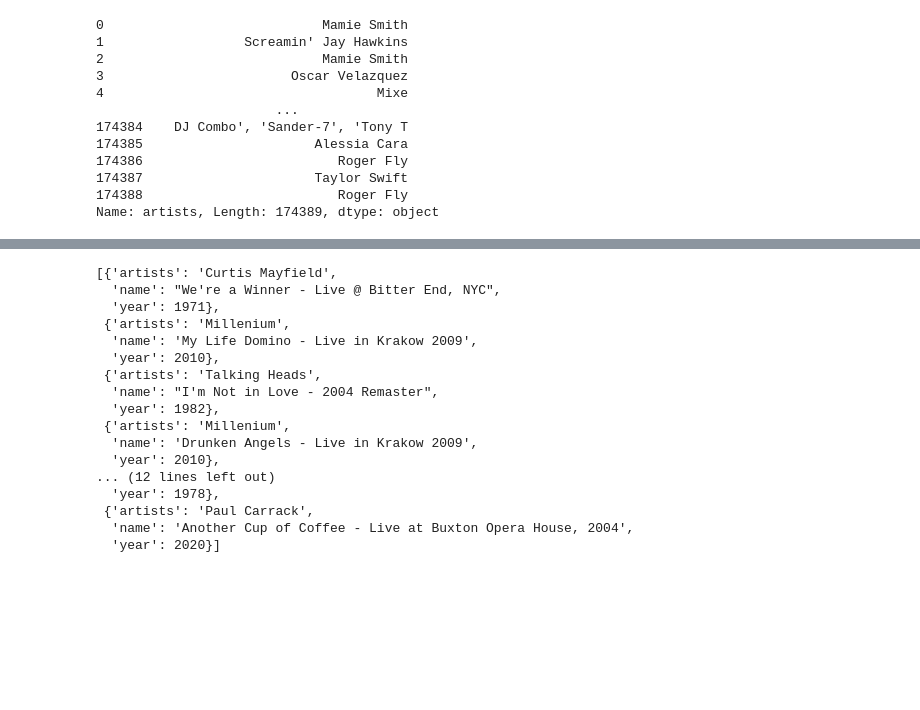
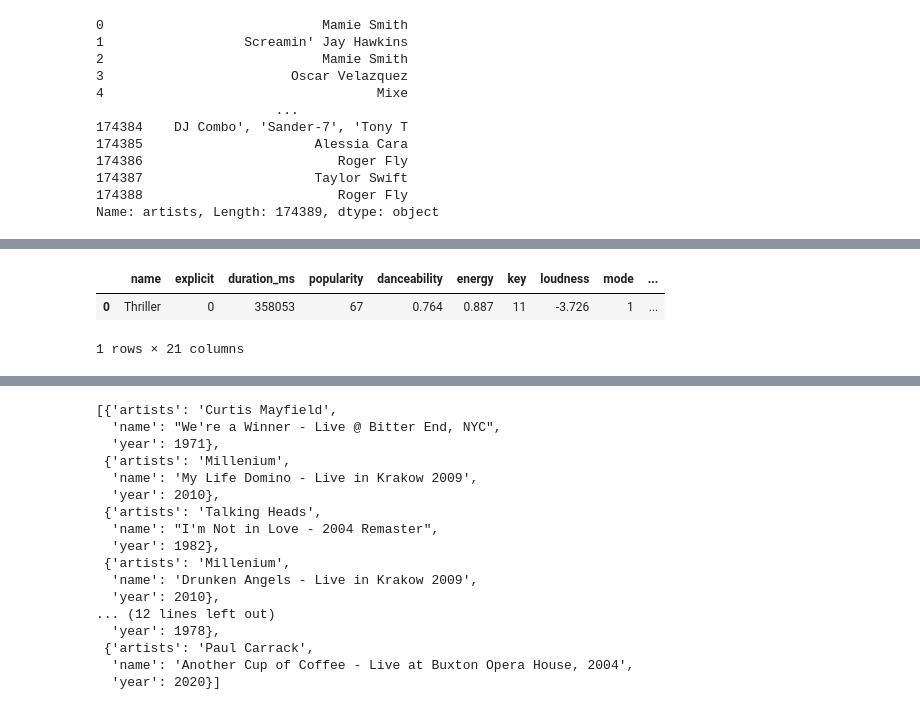
Before and after one commit to Spotify-picker-69/DS-Modeling, a Jupyter notebook: models/initial_modeling.ipynb, the cells around one changed output, grey strips where cells are left out. Drawn from its saved outputs; the diff is of its cells as text; code cells hidden in the pictures; blank space fills up the shorter version.

```diff
--- a/models/initial_modeling.ipynb
+++ b/models/initial_modeling.ipynb
@@ -128,9 +137,5 @@ Converged at iteration 32: center shift 9.976401655960849e-05 within tolerance 0
 # %%
-import spotipy
-from spotipy.oauth2 import SpotifyClientCredentials
-from collections import defaultdict
-import os
-from os import getenv
+
 
 SPOTIPY_CLIENT_ID = getenv('SPOTIPY_CLIENT_ID')
 SPOTIPY_SECRET_ID = getenv('SECRET_ID')
@@ -138,9 +143,9 @@ SPOTIPY_SECRET_ID = getenv('SECRET_ID')
 sp = spotipy.Spotify(auth_manager=SpotifyClientCredentials(client_id=SPOTIPY_CLIENT_ID,
                                                            client_secret=SPOTIPY_SECRET_ID))
 
-def find_song(name, year):
+def find_song(name):
   song_data = defaultdict()
-  results = sp.search(q= 'track: {} year: {}'.format(name,year), limit=1)
+  results = sp.search(q='track: {}'.format(name), limit=1)
   if results['tracks']['items'] == []:
     return None
 
@@ -149,7 +154,7 @@ def find_song(name, year):
   audio_features = sp.audio_features(track_id)[0]
 
   song_data['name'] = [name]
-  song_data['year'] = [year]
+  # song_data['year'] = [year]
   song_data['explicit'] = [int(results['explicit'])]
   song_data['duration_ms'] = [results['duration_ms']]
   song_data['popularity'] = [results['popularity']]
@@ -160,0 +172,6 @@ def find_song(name, year):
+# %%
+find_song("Thriller")
+# %% [output]
+|  | name | explicit | duration_ms | popularity | danceability | energy | key | loudness | mode | ... |
+| 0 | Thriller | 0 | 358053 | 67 | 0.764 | 0.887 | 11 | -3.726 | 1 | ... |
+1 rows × 21 columns
```
Also changed, not shown: parts of 28 cells of this notebook.
